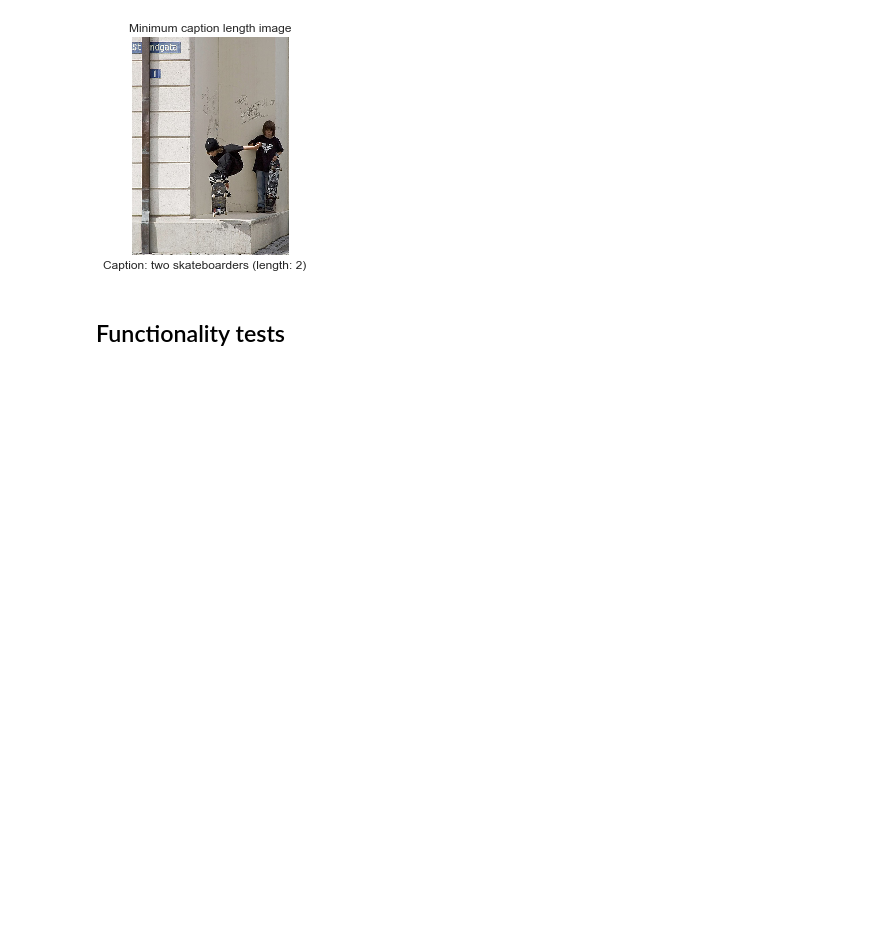
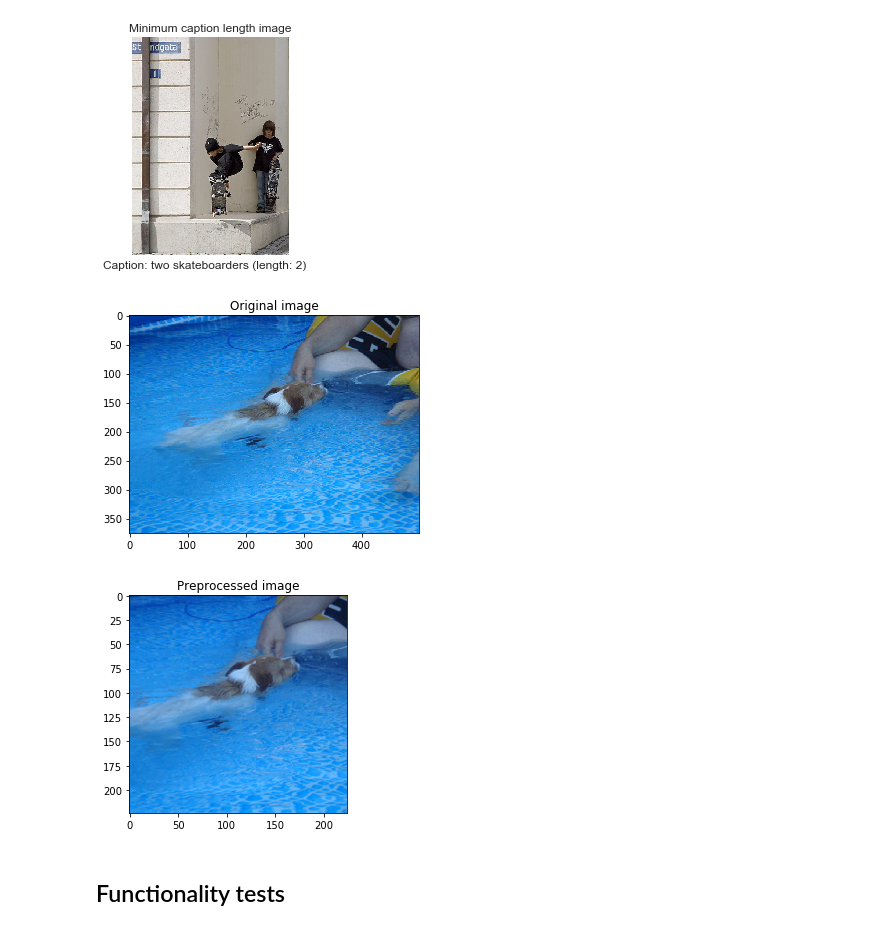
Before and after one commit to nhabbash/autocaption, a Jupyter notebook: testing.ipynb, the cells around one changed output. Drawn from its saved outputs; the diff is of its cells as text; code cells hidden in the pictures; blank space fills up the shorter version.

```diff
--- a/testing.ipynb
+++ b/testing.ipynb
@@ -80,6 +79,25 @@ plt.figtext(0.5, 0.08, "\n".join(wrap(caption)), ha='center', wrap=True, fontsiz
 plt.show()
 # %% [output]
 [figure]
+# %%
+test_loader = get_loader("TEST", 1)
+iter_loader = iter(test_loader)
+
+orig_image, image, encoded, encoded_captions = next(iter_loader)
+image = image.numpy()
+image = np.squeeze(image)
+image = image.transpose((1, 2, 0))
+image = (image - image.min()) / (image.max() - image.min())
+
+plt.imshow(np.squeeze(orig_image))
+plt.title('Original image')
+plt.show()
+plt.imshow(image)
+plt.title('Preprocessed image')
+plt.show()
+# %% [output]
+[figure, added]
+[figure, added]
 # %% [markdown]
 ## Functionality tests
 # %%
```
Also changed, not shown: parts of 8 cells of this notebook, 9 other files.
